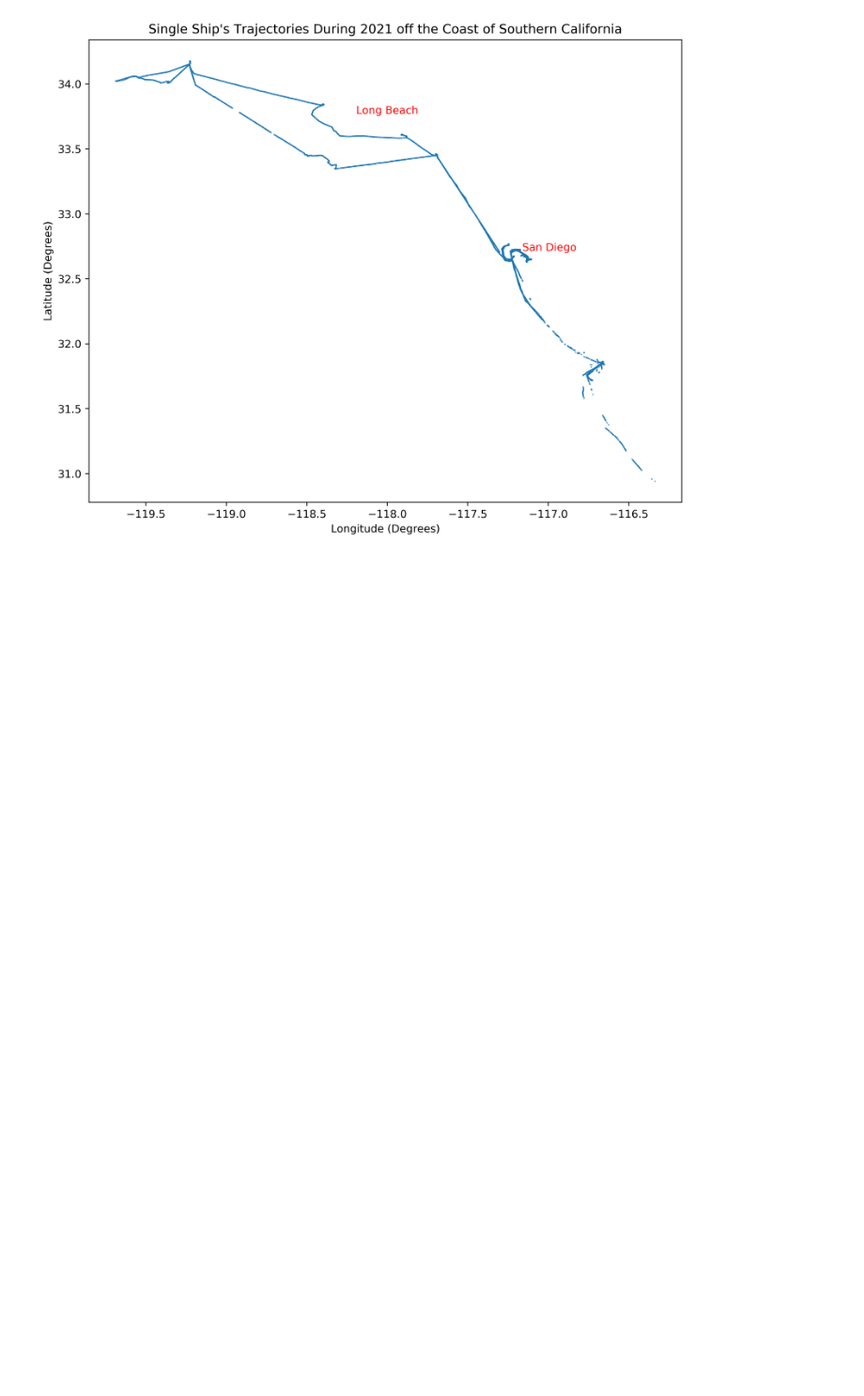
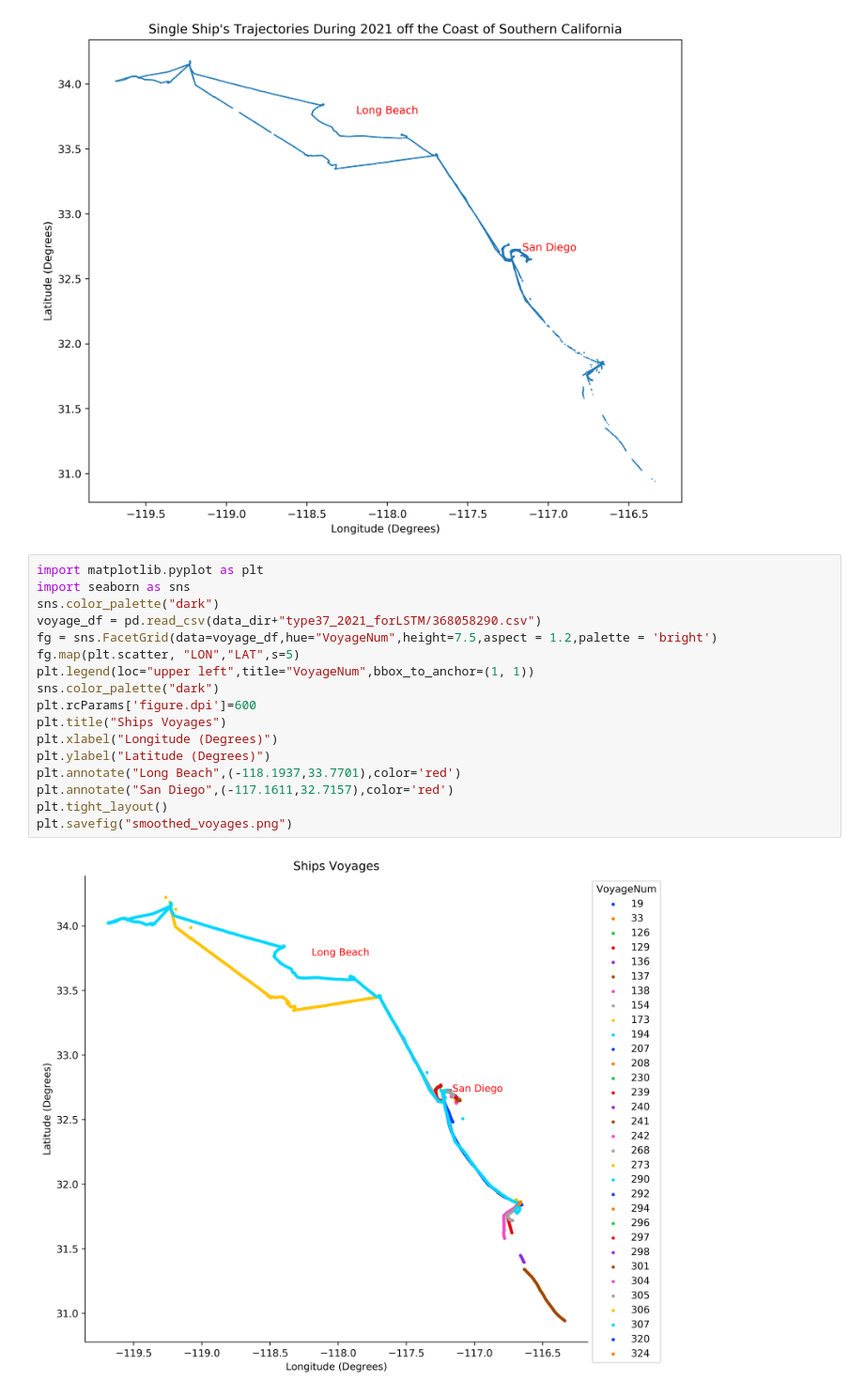
Before and after one commit to bhaktashivani/ECE228Project, a Jupyter notebook: notebooks/ScatterLatLon.ipynb, the cells around one changed output. Shown at 94% size. Cells and saved outputs as stored; diff of their text form; blank space fills up the shorter version.

```diff
--- a/notebooks/ScatterLatLon.ipynb
+++ b/notebooks/ScatterLatLon.ipynb
@@ -29,3 +29,22 @@ plt.annotate("San Diego",(-117.1611,32.7157),color='red')
 # %% [output]
 Text(-117.1611, 32.7157, 'San Diego')
 [figure]
+# %%
+import matplotlib.pyplot as plt
+import seaborn as sns
+sns.color_palette("dark")
+voyage_df = pd.read_csv(data_dir+"type37_2021_forLSTM/368058290.csv")
+fg = sns.FacetGrid(data=voyage_df,hue="VoyageNum",height=7.5,aspect = 1.2,palette = 'bright')
+fg.map(plt.scatter, "LON","LAT",s=5)
+plt.legend(loc="upper left",title="VoyageNum",bbox_to_anchor=(1, 1))
+sns.color_palette("dark")
+plt.rcParams['figure.dpi']=600
+plt.title("Ships Voyages")
+plt.xlabel("Longitude (Degrees)")
+plt.ylabel("Latitude (Degrees)")
+plt.annotate("Long Beach",(-118.1937,33.7701),color='red')
+plt.annotate("San Diego",(-117.1611,32.7157),color='red')
+plt.tight_layout()
+plt.savefig("smoothed_voyages.png")
+# %% [output]
+[figure, added]
```
Also changed, not shown: 6 other files.
